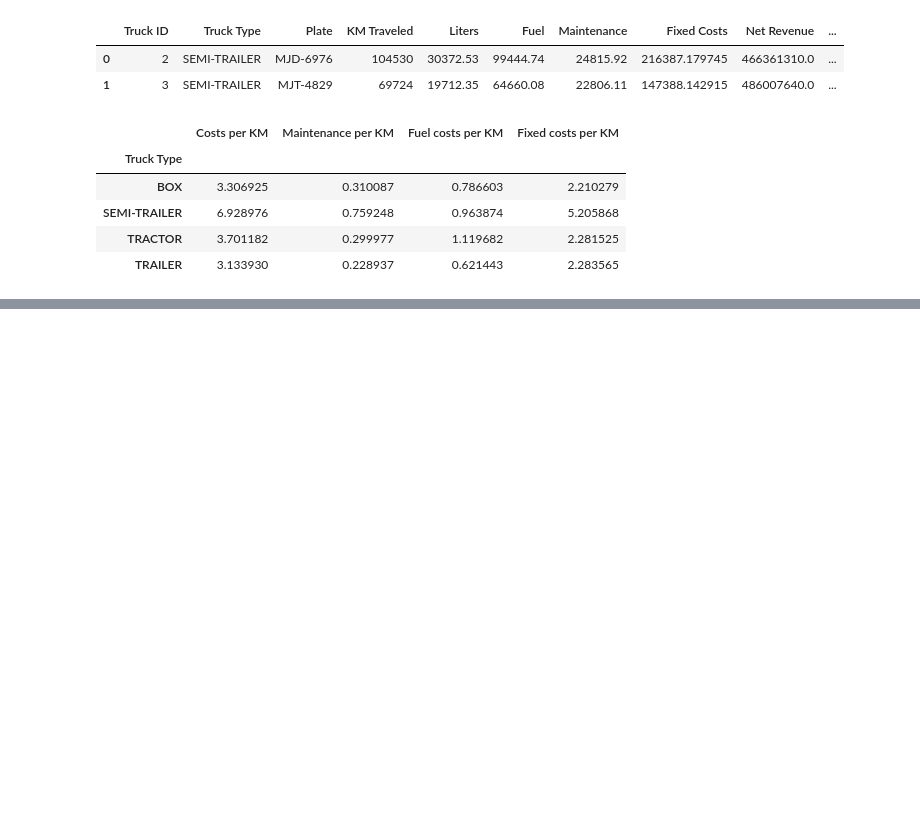
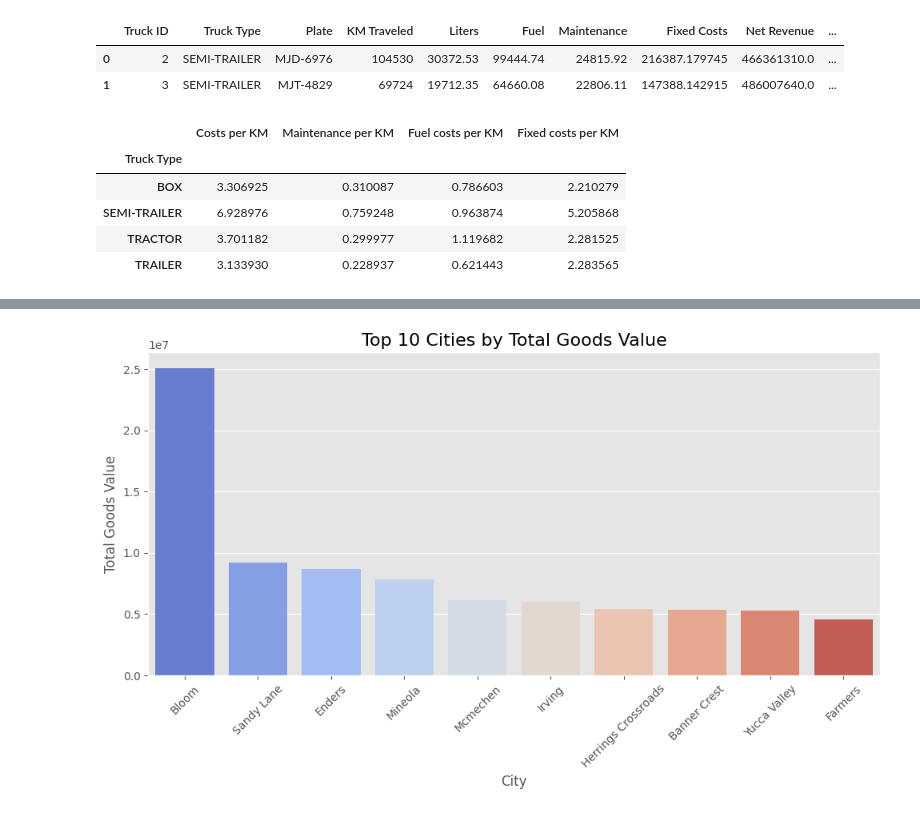
Before and after one commit to idhanth17/Fleet-Management, a Jupyter notebook: Fleet_Management.ipynb, the cells around one changed output, grey strips where cells are left out. Saved outputs shown, nothing was run; the diff lists cells and outputs as text; code cells hidden in the pictures; blank space fills up the shorter version.

```diff
--- a/Fleet_Management.ipynb
+++ b/Fleet_Management.ipynb
@@ -350,0 +416,4 @@ truck_type_analysis
+# %%
+f_details_CustomerID['Goods Value'] = f_details_CustomerID['Goods Value'].astype(int)
+top_10_cities = f_details_CustomerID[['City', 'Goods Value']].sort_values(by = 'Goods Value', ascending = False).drop_duplicates().head(10)
+top_10_cities
@@ -350,0 +432,12 @@ truck_type_analysis
+# %%
+top_cities = top_10_cities.nlargest(10, 'Goods Value')
+plt.figure(figsize=(10, 6))
+sns.barplot(data=top_10_cities, x='City', y='Goods Value', palette='coolwarm',hue='City',legend=False)
+plt.title('Top 10 Cities by Total Goods Value', fontsize=16)
+plt.xlabel('City', fontsize=12)
+plt.ylabel('Total Goods Value', fontsize=12)
+plt.xticks(rotation=45)
+plt.tight_layout()
+plt.show()
+# %% [output]
+[figure, added]
```
Also changed, not shown: parts of 31 cells of this notebook.
